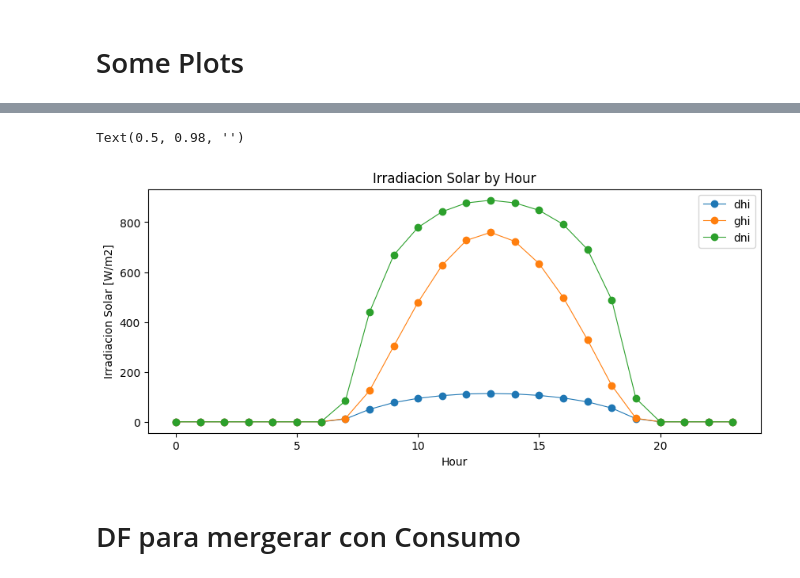
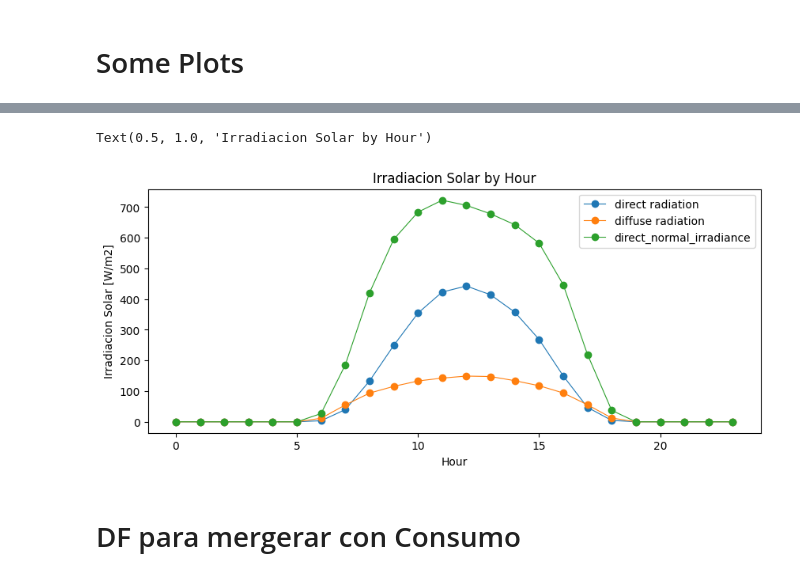
Before and after one commit to AFernandezBenages/WP4, a Jupyter notebook: code/casalMonsterratina_producciónSolar.ipynb, the cells around one changed output, grey strips where cells are left out. Drawn from its saved outputs; the diff is of its cells as text; code cells hidden in the pictures.

```diff
--- a/code/casalMonsterratina_producciónSolar.ipynb
+++ b/code/casalMonsterratina_producciónSolar.ipynb
@@ -385,11 +310,12 @@ donde:
 - irr[i]    es la Irradiancia directa normal [kW/m2]
 - TM[i]     es la temperatura interna del modulo/placa solar
 # %%
-PPvn = 5000 # 5Kw = 5000 watts
-irr = df_upsampled["dni [W/m^2]"]
-TM = df_upsampled["Temp interna Modulo [C]"]
+PPvn = 5000 # 5Kw = 5000 watts de paneles
+irr = df_upsampled["direct_normal_irradiance_W/m2"]
+TM = df_upsampled["Temp_interna_Modulo_C"]
 
-df_upsampled["PV [Wh]"] = (np.maximum(0, ((-0.062059 * irr + 0.04277774)* TM) + 9.692792 * irr - 1.885868 )* PPvn) / 6.6
+# Calculo de la producción de energía solar en kWh (por eso divido por 1000000)
+df_upsampled["PV_kWh"] = ((np.maximum(0, ((-0.062059 * irr + 0.04277774)* TM) + 9.692792 * irr - 1.885868 )* PPvn) / 6.6) / 1000000
 # %%
 df_upsampled.sample(5)
 # %% [output]
@@ -542,5 +473,5 @@ luego de la winsorizacion, quedan estos valores aún con outliers, los dropeo
 # %%
-df_winsorized.drop(columns=['clouds [%]', 'vis [Km]', 'precip [mm]'], inplace=True)
+df_winsorized.drop(columns=['cloud_cover_mid_%', 'cloud_cover_low_%'], inplace=True)
 # %%
 # aplico los cambios al dataframe original
 df_PV = df_winsorized.copy()
@@ -571,9 +502,9 @@ memory usage: 11.9 MB
 # %%
-df_PV["Year"] = df_PV["timestamp_local"].dt.year
-df_PV["Month"] = df_PV["timestamp_local"].dt.month
-df_PV["Hour"] = df_PV["timestamp_local"].dt.hour
-df_PV["DayOfWeek"] = df_PV["timestamp_local"].dt.day_of_week
-df_PV["DayOfYear"] = df_PV["timestamp_local"].dt.day_of_year
-df_PV["Day"] = df_PV["timestamp_local"].dt.day
-df_PV["Minute"] = df_PV["timestamp_local"].dt.minute
+df_PV["Year"] = df_PV["date"].dt.year
+df_PV["Month"] = df_PV["date"].dt.month
+df_PV["Hour"] = df_PV["date"].dt.hour
+df_PV["DayOfWeek"] = df_PV["date"].dt.day_of_week
+df_PV["DayOfYear"] = df_PV["date"].dt.day_of_year
+df_PV["Day"] = df_PV["date"].dt.day
+df_PV["Minute"] = df_PV["date"].dt.minute
 # %%
@@ -627,24 +613,22 @@ Text(0.5, 0.98, '')
 # %%
 fig, ax = plt.subplots(figsize=(10, 4))
 
-# df_PV.boxplot(column='dhi [W/m^2]', by='Hour', ax=ax)
-df_PV.groupby('Hour')['dhi [W/m^2]'].median().plot(style='o-', linewidth=.8, ax=ax)
 
-# df_PV.boxplot(column='ghi [W/m^2]', by='Hour', ax=ax)
-df_PV.groupby('Hour')['ghi [W/m^2]'].median().plot(style='o-', linewidth=.8, ax=ax)
+df_PV.groupby('Hour')['direct_radiation_W/m2'].median().plot(style='o-', linewidth=.8, ax=ax)
 
-# df_PV.boxplot(column='dni [W/m^2]', by='Hour', ax=ax)
-df_PV.groupby('Hour')['dni [W/m^2]'].median().plot(style='o-', linewidth=.8, ax=ax)
+df_PV.groupby('Hour')['diffuse_radiation_W/m2'].median().plot(style='o-', linewidth=.8, ax=ax)
 
-ax.legend(['dhi', 'ghi', 'dni'])
+df_PV.groupby('Hour')['direct_normal_irradiance_W/m2'].median().plot(style='o-', linewidth=.8, ax=ax)
 
-# dhi                      Irradiancia solar difusa en el plano horizontal    W/m2 [Clear Sky]
-# ghi                      Irradiancia solar global en el plano horizontal    W/m2 [Clear Sky]
-# dni                      Irradiancia solar directa normal                   W/m2 [Clear Sky]
+ax.legend(['direct radiation', 'diffuse radiation', 'direct_normal_irradiance'])
+
+# hourly_data["shortwave_radiation_W/m2"] = hourly_shortwave_radiation
+# hourly_data["global_tilted_irradiance_W/m2"] = hourly_global_tilted_irradiance
+# hourly_data["terrestrial_radiation_W/m2"] = hourly_terrestrial_radiation
 
 ax.set_ylabel('Irradiacion Solar [W/m2]')
 ax.set_title("Irradiacion Solar by Hour")
-fig.suptitle('')
+# fig.suptitle('')
 # %% [output]
-Text(0.5, 0.98, '')
+Text(0.5, 1.0, 'Irradiacion Solar by Hour')
-[figure, old version]
+[figure, new version]
```
Also changed, not shown: parts of 59 cells of this notebook, 1 other file.
